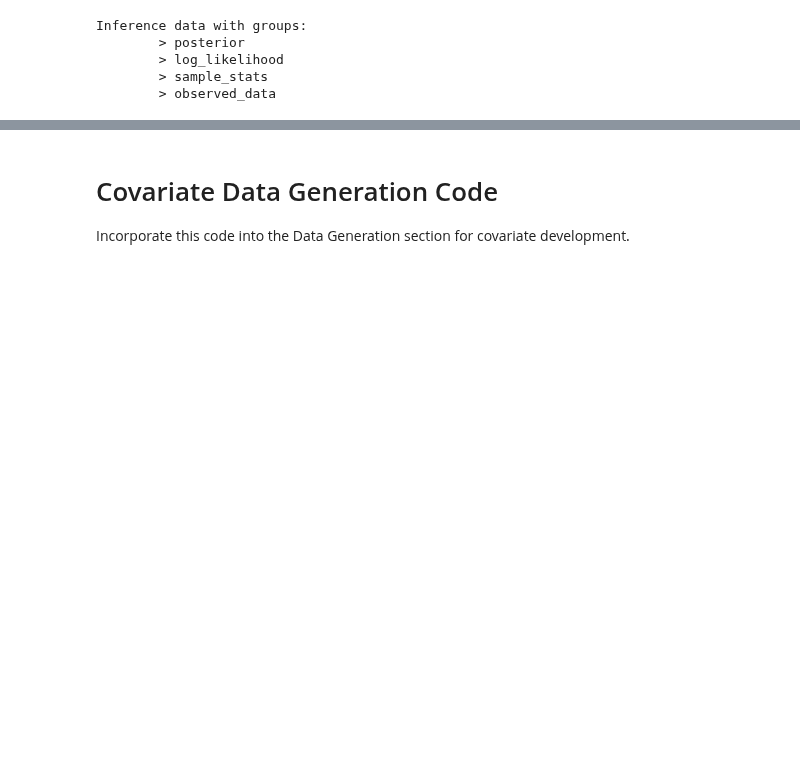
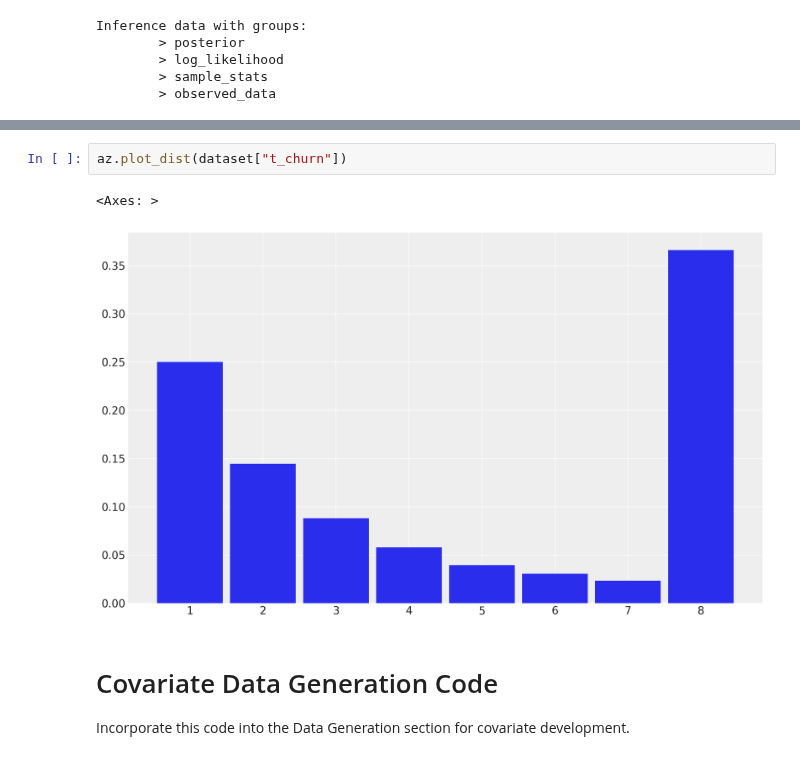
Before and after one commit to ColtAllen/pymc-marketing, a Jupyter notebook: docs/source/notebooks/clv/dev/subscription_covariates.ipynb, the cells around one changed output, grey strips where cells are left out. Drawn from its saved outputs; the diff is of its cells as text; blank space fills up the shorter version.

```diff
--- a/docs/source/notebooks/clv/dev/subscription_covariates.ipynb
+++ b/docs/source/notebooks/clv/dev/subscription_covariates.ipynb
@@ -303,3 +289,8 @@ Inputs types: [RandomGeneratorType, TensorType(int64, shape=(1,)), TensorType(fl
+# %%
+az.plot_dist(dataset["t_churn"])
+# %% [output]
+<Axes: >
+[figure, added]
 # %% [markdown]
 # Covariate Data Generation Code
 Incorporate this code into the Data Generation section for covariate development.
```
Also changed, not shown: parts of 10 cells of this notebook, 1 other file.
